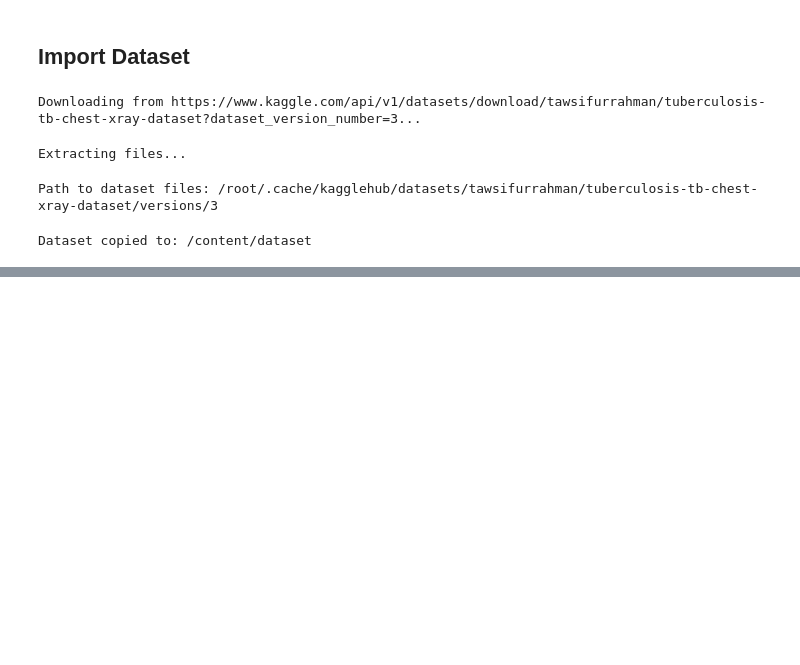
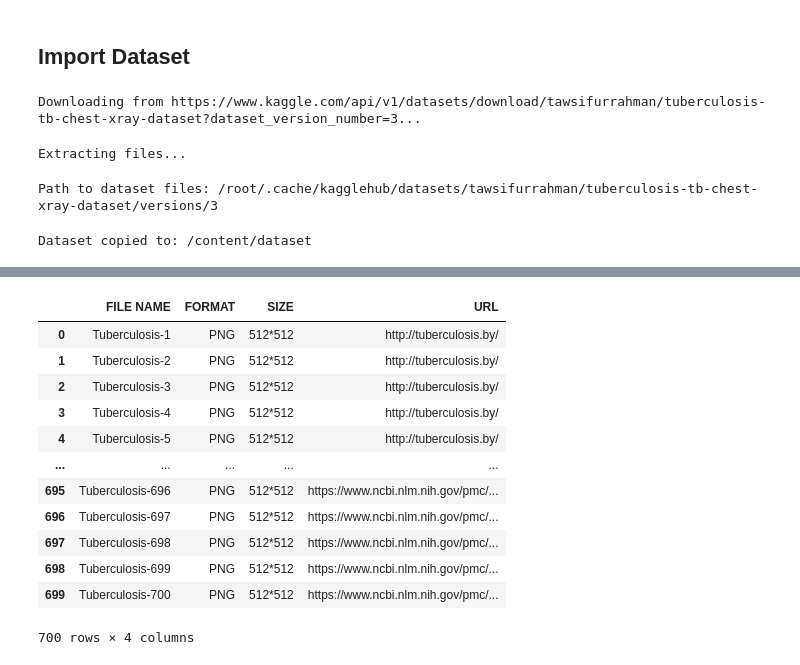
Before and after one commit to alfiannnas/tbc-detection-app, a Jupyter notebook: TBC_Detection.ipynb, the cells around one changed output, grey strips where cells are left out. Saved outputs shown, nothing was run; the diff lists cells and outputs as text; code cells hidden in the pictures; blank space fills up the shorter version.

```diff
--- a/TBC_Detection.ipynb
+++ b/TBC_Detection.ipynb
@@ -33,0 +79,17 @@ Dataset copied to: /content/dataset
+# %%
+# Check Sample Data of Tuberculosis Metadata
+df_tb
+# %% [output]
+|  | FILE NAME | FORMAT | SIZE | URL |
+| 0 | Tuberculosis-1 | PNG | 512*512 | http://tuberculosis.by/ |
+| 1 | Tuberculosis-2 | PNG | 512*512 | http://tuberculosis.by/ |
+| 2 | Tuberculosis-3 | PNG | 512*512 | http://tuberculosis.by/ |
+| 3 | Tuberculosis-4 | PNG | 512*512 | http://tuberculosis.by/ |
+| 4 | Tuberculosis-5 | PNG | 512*512 | http://tuberculosis.by/ |
+| ... | ... | ... | ... | ... |
+| 695 | Tuberculosis-696 | PNG | 512*512 | https://www.ncbi.nlm.nih.gov/pmc/... |
+| 696 | Tuberculosis-697 | PNG | 512*512 | https://www.ncbi.nlm.nih.gov/pmc/... |
+| 697 | Tuberculosis-698 | PNG | 512*512 | https://www.ncbi.nlm.nih.gov/pmc/... |
+| 698 | Tuberculosis-699 | PNG | 512*512 | https://www.ncbi.nlm.nih.gov/pmc/... |
+| 699 | Tuberculosis-700 | PNG | 512*512 | https://www.ncbi.nlm.nih.gov/pmc/... |
+700 rows × 4 columns
```
Also changed, not shown: parts of 17 cells of this notebook.
